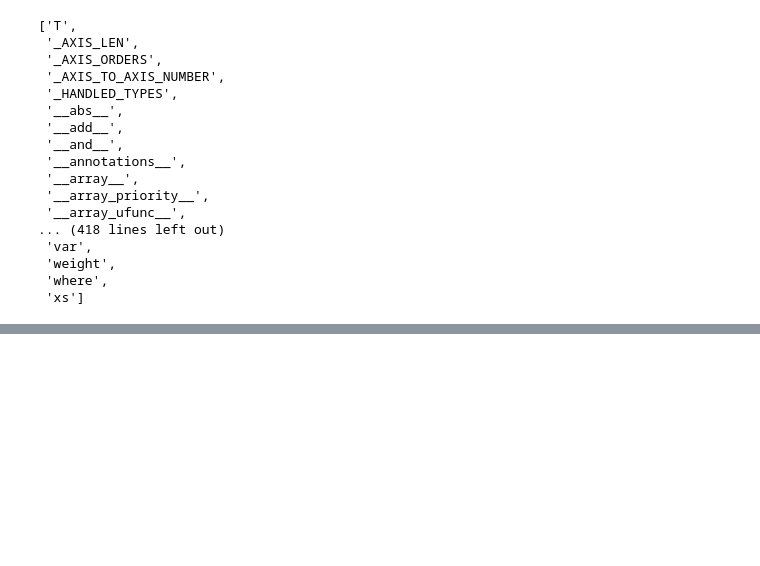
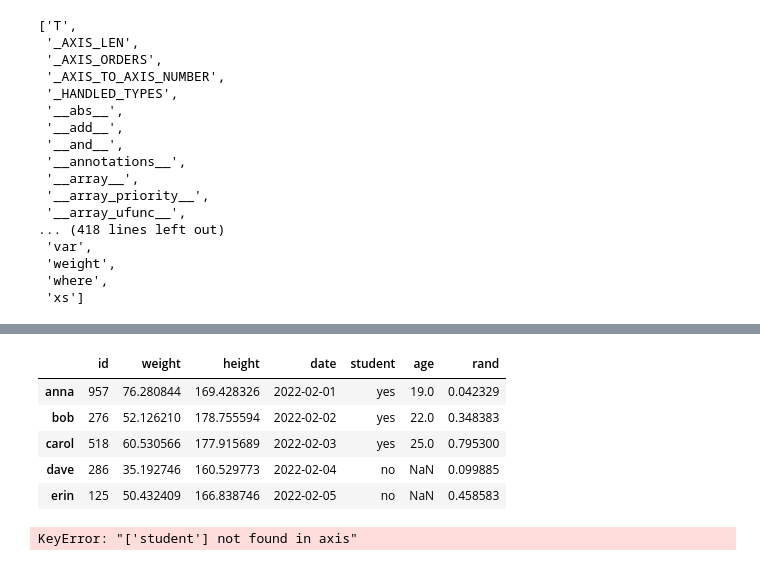
Before and after one commit to fmi08icds/Coding, a Jupyter notebook: notebooks/day7.ipynb, the cells around one changed output, grey strips where cells are left out. Cells and saved outputs as stored; diff of their text form; code cells hidden in the pictures; blank space fills up the shorter version.

```diff
--- a/notebooks/day7.ipynb
+++ b/notebooks/day7.ipynb
@@ -161,0 +483,3 @@ df = pd.read_csv("../data/test_data.csv")
+# %%
+df.index = range(5)
+df
@@ -180,3 +576,0 @@ d = {
-# %%
-df = pd.DataFrame(d)
-df.to_csv("../data/data2.csv")
@@ -182,0 +600,3 @@ df.to_csv("../data/data2.csv")
+# %%
+df.index = ["anna", "bob", "carol", "dave", "erin"]
+df
@@ -182,0 +736,4 @@ df.to_csv("../data/data2.csv")
+# %%
+df['student'] = [True, True, True, False, None] # Notice for interger None is replaced by NaN wherease, for str it's None
+df['age'] = [19, 22, 25, None, None]
+df
@@ -182,0 +747,13 @@ df.to_csv("../data/data2.csv")
+# %%
+df.assign(student = lambda x:np.where(x.student, "yes", "no"),rand = np.random.rand(5))
+# %% [output]
+|  | id | weight | height | date | student | age | rand |
+| anna | 957 | 76.280844 | 169.428326 | 2022-02-01 | yes | 19.0 | 0.042329 |
+| bob | 276 | 52.126210 | 178.755594 | 2022-02-02 | yes | 22.0 | 0.348383 |
+| carol | 518 | 60.530566 | 177.915689 | 2022-02-03 | yes | 25.0 | 0.795300 |
+| dave | 286 | 35.192746 | 160.529773 | 2022-02-04 | no | NaN | 0.099885 |
+| erin | 125 | 50.432409 | 166.838746 | 2022-02-05 | no | NaN | 0.458583 |
+# %%
+df.drop(['student'])## KeyError: "['student'] not
+# %% [output]
+KeyError: "['student'] not found in axis"
```
Also changed, not shown: parts of 124 cells of this notebook.
